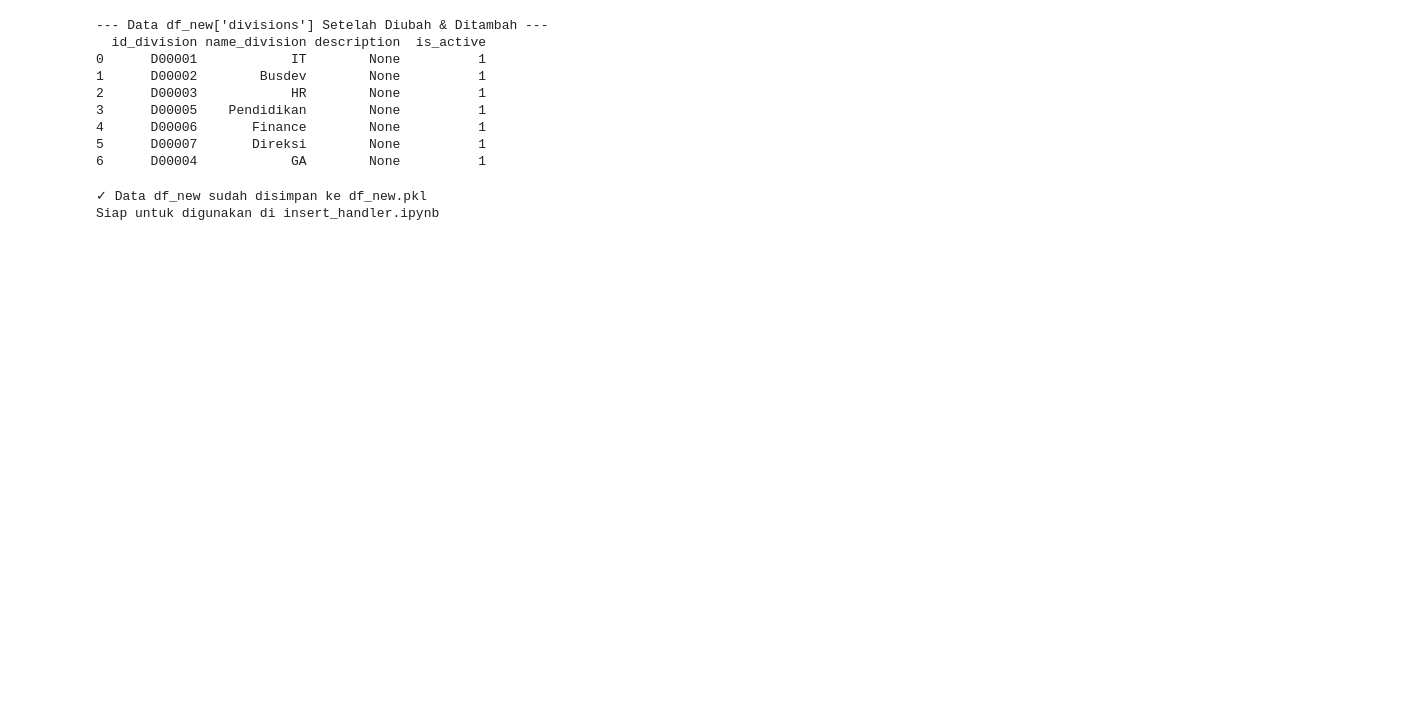
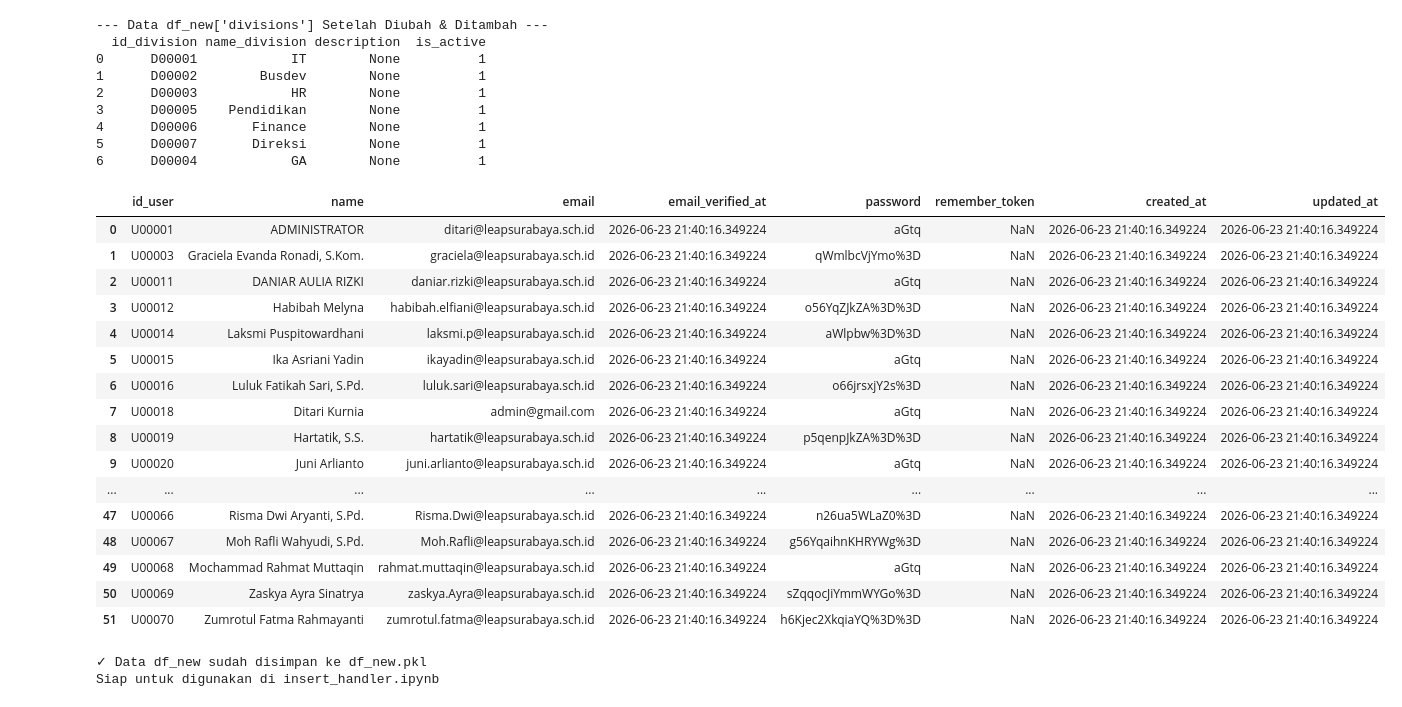
Before and after one commit to umamhaniff/DB_Migration_Leap, a Jupyter notebook: fase_1/script_cimut.ipynb, the cells around one changed output. Drawn from its saved outputs; the diff is of its cells as text; code cells hidden in the pictures; blank space fills up the shorter version.

```diff
--- a/fase_1/script_cimut.ipynb
+++ b/fase_1/script_cimut.ipynb
@@ -589,6 +589,26 @@ print(df_new['divisions'])
 4      D00006       Finance        None          1
 5      D00007       Direksi        None          1
 6      D00004            GA        None          1
+# %%
+df_new['users']
+# %% [output]
+|  | id_user | name | email | email_verified_at | password | remember_token | created_at | updated_at |
+| 0 | U00001 | ADMINISTRATOR | ditari@leapsurabaya.sch.id | 2026-06-23 21:40:16.349224 | aGtq | NaN | 2026-06-23 21:40:16.349224 | 2026-06-23 21:40:16.349224 |
+| 1 | U00003 | Graciela Evanda Ronadi, S.Kom. | graciela@leapsurabaya.sch.id | 2026-06-23 21:40:16.349224 | qWmlbcVjYmo%3D | NaN | 2026-06-23 21:40:16.349224 | 2026-06-23 21:40:16.349224 |
+| 2 | U00011 | DANIAR AULIA RIZKI | daniar.rizki@leapsurabaya.sch.id | 2026-06-23 21:40:16.349224 | aGtq | NaN | 2026-06-23 21:40:16.349224 | 2026-06-23 21:40:16.349224 |
+| 3 | U00012 | Habibah Melyna | habibah.elfiani@leapsurabaya.sch.id | 2026-06-23 21:40:16.349224 | o56YqZJkZA%3D%3D | NaN | 2026-06-23 21:40:16.349224 | 2026-06-23 21:40:16.349224 |
+| 4 | U00014 | Laksmi Puspitowardhani | laksmi.p@leapsurabaya.sch.id | 2026-06-23 21:40:16.349224 | aWlpbw%3D%3D | NaN | 2026-06-23 21:40:16.349224 | 2026-06-23 21:40:16.349224 |
+| 5 | U00015 | Ika Asriani Yadin | ikayadin@leapsurabaya.sch.id | 2026-06-23 21:40:16.349224 | aGtq | NaN | 2026-06-23 21:40:16.349224 | 2026-06-23 21:40:16.349224 |
+| 6 | U00016 | Luluk Fatikah Sari, S.Pd. | luluk.sari@leapsurabaya.sch.id | 2026-06-23 21:40:16.349224 | o66jrsxjY2s%3D | NaN | 2026-06-23 21:40:16.349224 | 2026-06-23 21:40:16.349224 |
+| 7 | U00018 | Ditari Kurnia | admin@gmail.com | 2026-06-23 21:40:16.349224 | aGtq | NaN | 2026-06-23 21:40:16.349224 | 2026-06-23 21:40:16.349224 |
+| 8 | U00019 | Hartatik, S.S. | hartatik@leapsurabaya.sch.id | 2026-06-23 21:40:16.349224 | p5qenpJkZA%3D%3D | NaN | 2026-06-23 21:40:16.349224 | 2026-06-23 21:40:16.349224 |
+| 9 | U00020 | Juni Arlianto | juni.arlianto@leapsurabaya.sch.id | 2026-06-23 21:40:16.349224 | aGtq | NaN | 2026-06-23 21:40:16.349224 | 2026-06-23 21:40:16.349224 |
+| ... | ... | ... | ... | ... | ... | ... | ... | ... |
+| 47 | U00066 | Risma Dwi Aryanti, S.Pd. | Risma.Dwi@leapsurabaya.sch.id | 2026-06-23 21:40:16.349224 | n26ua5WLaZ0%3D | NaN | 2026-06-23 21:40:16.349224 | 2026-06-23 21:40:16.349224 |
+| 48 | U00067 | Moh Rafli Wahyudi, S.Pd. | Moh.Rafli@leapsurabaya.sch.id | 2026-06-23 21:40:16.349224 | g56YqaihnKHRYWg%3D | NaN | 2026-06-23 21:40:16.349224 | 2026-06-23 21:40:16.349224 |
+| 49 | U00068 | Mochammad Rahmat Muttaqin | rahmat.muttaqin@leapsurabaya.sch.id | 2026-06-23 21:40:16.349224 | aGtq | NaN | 2026-06-23 21:40:16.349224 | 2026-06-23 21:40:16.349224 |
+| 50 | U00069 | Zaskya Ayra Sinatrya | zaskya.Ayra@leapsurabaya.sch.id | 2026-06-23 21:40:16.349224 | sZqqocJiYmmWYGo%3D | NaN | 2026-06-23 21:40:16.349224 | 2026-06-23 21:40:16.349224 |
+| 51 | U00070 | Zumrotul Fatma Rahmayanti | zumrotul.fatma@leapsurabaya.sch.id | 2026-06-23 21:40:16.349224 | h6Kjec2XkqiaYQ%3D%3D | NaN | 2026-06-23 21:40:16.349224 | 2026-06-23 21:40:16.349224 |
 # %%
 import json
 import pickle
```
Also changed, not shown: parts of 10 cells of this notebook, 10 other files.
